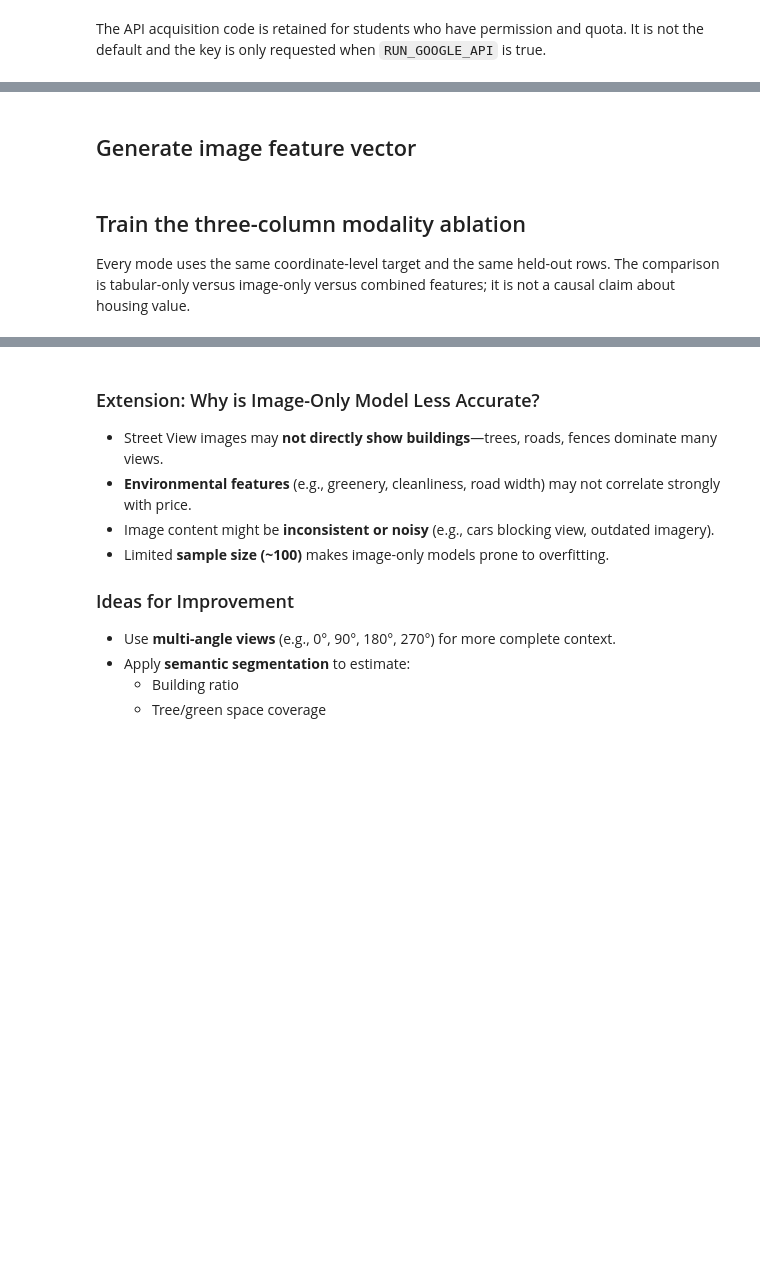
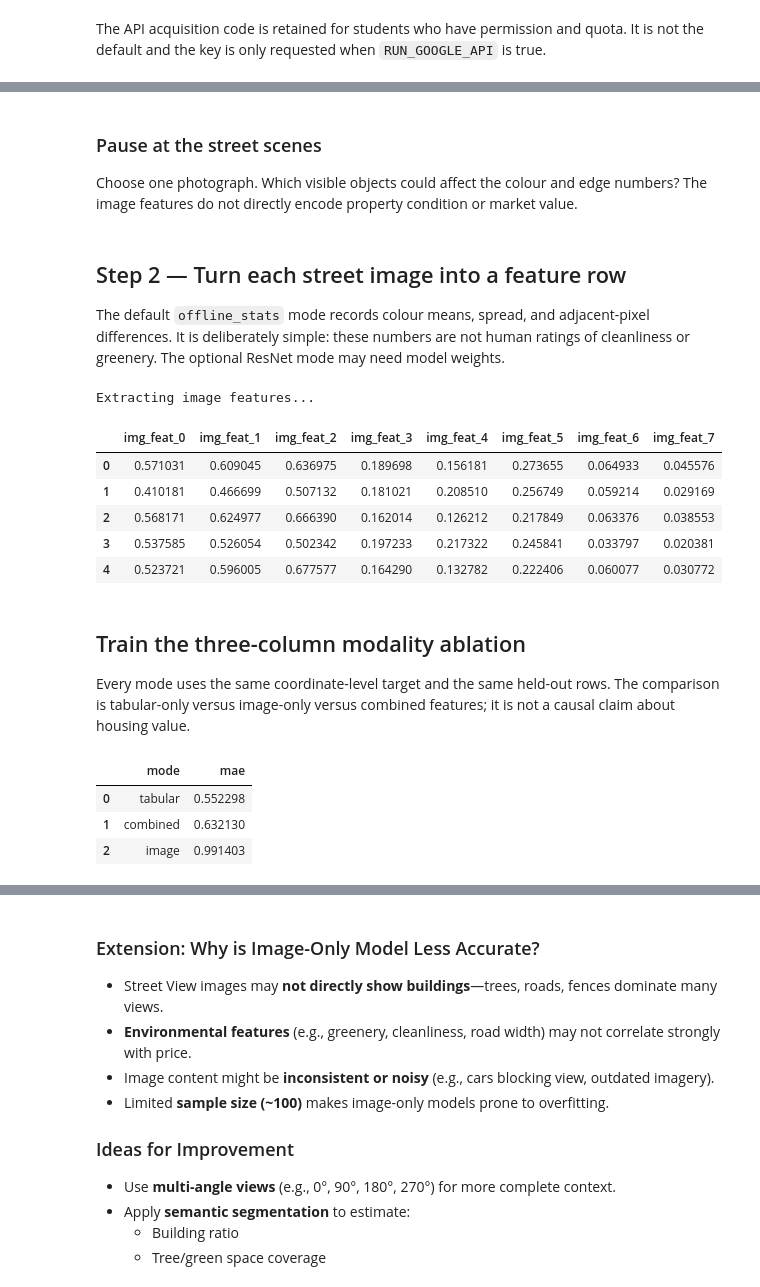
Before and after one commit to ccai9012/ccai9012, a Jupyter notebook: starter_kits/4_cv_models/svi_housing_price/prediction_svi.ipynb, the cells around one changed output, grey strips where cells are left out. Drawn from its saved outputs; the diff is of its cells as text; code cells hidden in the pictures; blank space fills up the shorter version.

```diff
--- a/starter_kits/4_cv_models/svi_housing_price/prediction_svi.ipynb
+++ b/starter_kits/4_cv_models/svi_housing_price/prediction_svi.ipynb
@@ -105,19 +83,14 @@ filtered_df.head()
 # %%
 if RUN_GOOGLE_API:
-    # API acquisition is explicit; the local manifest remains the default.
-    sampled = price_df.sample(n=200, random_state=SAMPLE_SEED).copy()
-    valid_rows = []
-    for _, row in tqdm(sampled.iterrows(), total=len(sampled)):
+    downloader = GoogleSVIDownloader(save_dir=str(IMAGE_DIR))
+    sampled = price_df.sample(n=200, random_state=SAMPLE_SEED)
+    for _, row in sampled.iterrows():
         lat, lon = row["Latitude"], row["Longitude"]
-        if is_streetview_available(lat, lon):
-            path = download_streetview_image(lat, lon, heading=0)
-            if path:
-                row["image_path"] = path
-                valid_rows.append(row)
-    filtered_df = pd.DataFrame(valid_rows)
+        if downloader.is_svi_available(lat, lon):
+            downloader.download_svi(lat, lon, heading=0)
     manifest = build_svi_image_manifest(IMAGE_DIR)
-    filtered_df = match_svi_images_to_targets(manifest, price_df)
-    filtered_df = deterministic_image_sample(filtered_df, min(SAMPLE_SIZE, len(filtered_df)), SAMPLE_SEED)
-    sample_manifest = filtered_df.copy()
+    matched_manifest = match_svi_images_to_targets(manifest, price_df)
+    sample_manifest = deterministic_image_sample(matched_manifest, min(SAMPLE_SIZE, len(matched_manifest)), SAMPLE_SEED)
+    filtered_df = sample_manifest.copy()
 else:
-    print("Offline mode: using the tracked SVI sample; no Google request will be made.")
+    print("Using tracked local SVI images")
@@ -146,3 +123,9 @@ plt.show()
+# %% [markdown]
+### Pause at the street scenes
+
+Choose one photograph. Which visible objects could affect the colour and edge numbers? The image features do not directly encode property condition or market value.
 # %% [markdown]
-## Generate image feature vector
+## Step 2 — Turn each street image into a feature row
+
+The default `offline_stats` mode records colour means, spread, and adjacent-pixel differences. It is deliberately simple: these numbers are not human ratings of cleanliness or greenery. The optional ResNet mode may need model weights.
 # %%
@@ -173,17 +133,15 @@ def extract_image_features(image_path):
 # %%
-# Extract image features
-print("Extracting image features...")
-image_features = []
-for path in tqdm(filtered_df["image_path"]):
-    if path and os.path.exists(path):
-        feat = extract_image_features(path)
-    else:
-        feat = np.zeros(512)
-    image_features.append(feat)
-
-image_feat_df = pd.DataFrame(image_features, columns=[f"img_feat_{i}" for i in range(len(image_features[0]))])
-assert len(image_feat_df) == len(filtered_df) == len(sample_manifest)
-image_feat_df.head()
+image_feat_df = prepare_svi_image_features(filtered_df["image_path"], mode=IMAGE_FEATURE_MODE)
+assert len(image_feat_df) == len(filtered_df)
+display(image_feat_df.head())
+# %% [output]
+Extracting image features...
+|  | img_feat_0 | img_feat_1 | img_feat_2 | img_feat_3 | img_feat_4 | img_feat_5 | img_feat_6 | img_feat_7 |
+| 0 | 0.571031 | 0.609045 | 0.636975 | 0.189698 | 0.156181 | 0.273655 | 0.064933 | 0.045576 |
+| 1 | 0.410181 | 0.466699 | 0.507132 | 0.181021 | 0.208510 | 0.256749 | 0.059214 | 0.029169 |
+| 2 | 0.568171 | 0.624977 | 0.666390 | 0.162014 | 0.126212 | 0.217849 | 0.063376 | 0.038553 |
+| 3 | 0.537585 | 0.526054 | 0.502342 | 0.197233 | 0.217322 | 0.245841 | 0.033797 | 0.020381 |
+| 4 | 0.523721 | 0.596005 | 0.677577 | 0.164290 | 0.132782 | 0.222406 | 0.060077 | 0.030772 |
 # %% [markdown]
 ## Train the three-column modality ablation
 
@@ -232,6 +190,11 @@ for feature_mode, X in feature_sets.items():
 
 ablation_results = pd.DataFrame(ablation_rows).sort_values("mae").reset_index(drop=True)
 ablation_results
+# %% [output]
+|  | mode | mae |
+| 0 | tabular | 0.552298 |
+| 1 | combined | 0.632130 |
+| 2 | image | 0.991403 |
 # %%
 save_dir = SVI_DIR / "output"
 for feature_mode, y_pred in predictions.items():
```
Also changed, not shown: parts of 17 cells of this notebook, 13 other files.
